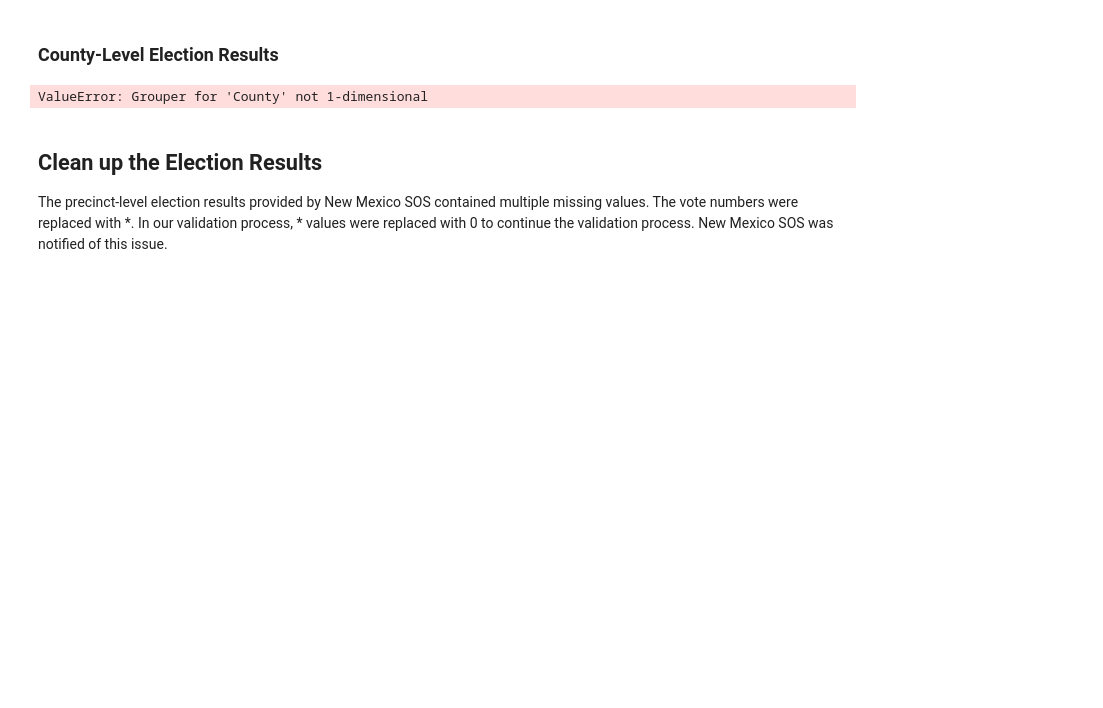
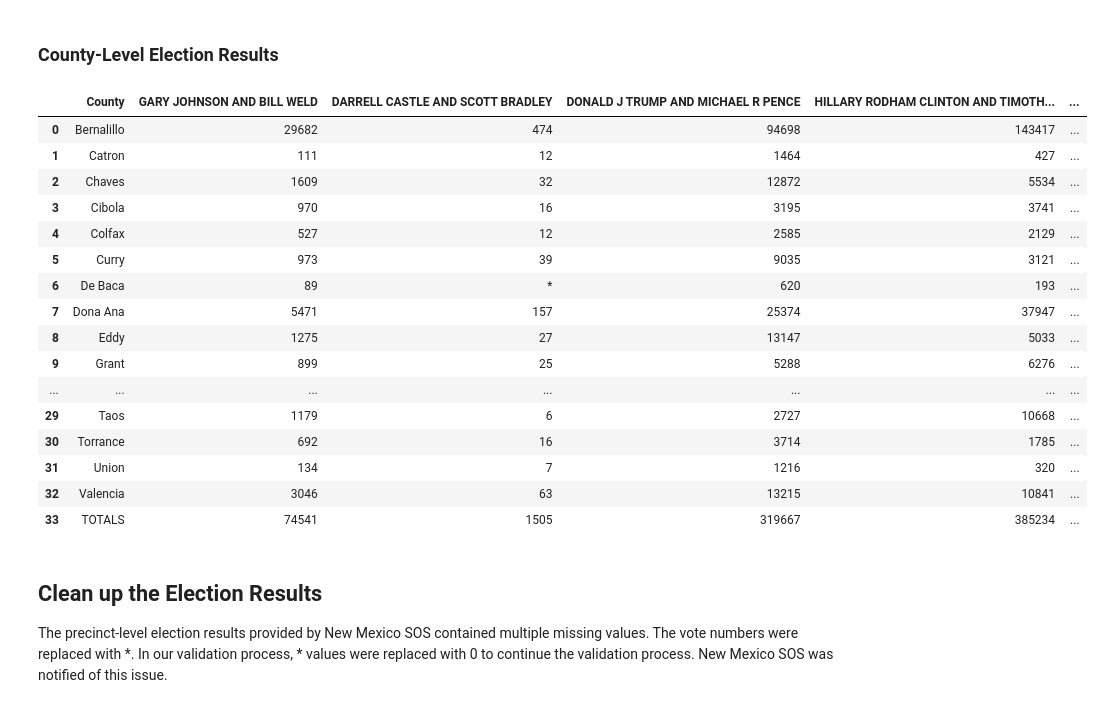
Before and after one commit to nonpartisan-redistricting-datahub/pdv-nm, a Jupyter notebook: vest-nm-2016/vest-nm-2016-validation.ipynb, the cells around one changed output. Saved outputs shown, nothing was run; the diff lists cells and outputs as text; code cells hidden in the pictures; blank space fills up the shorter version.

```diff
--- a/vest-nm-2016/vest-nm-2016-validation.ipynb
+++ b/vest-nm-2016/vest-nm-2016-validation.ipynb
@@ -128,41 +128,44 @@ nm_16
 # %%
 # Open folder
 folder = os.listdir("./raw-from-source/Election_Results/")
 
 # Create an empty list to add the overall data
 files = []
 
 # Iterate over files in the folder
 for file in folder:
     # Work on precinct-level data files only
     if "County" in file:
         # Create the file path
         election = pd.ExcelFile("./raw-from-source/Election_Results/" + file)
-        # Set sheet names as counties (each sheet was named after the county data it contains)
-        counties = election.sheet_names
-        # Create an empty list to add the county data
-        df_election = []
-        # Iterate over all the counties
-        for county in counties:
-            # Import the file
-            df = pd.read_excel(election, sheet_name = county, skiprows=[0,1,2,3,4,5])
-            # Omit the empty column
-            df = df.loc[:, df.columns != df.columns[0]]
-            # Add the data to the list
-            df_election.append(df)
-        # Create each election's final dataframe
-        combined_df_election = pd.concat(df_election)
-        # Reset index for each election
-        combined_df_election.reset_index(drop=True,inplace=True)
+        # Import the file
+        df = pd.read_excel(election, skiprows=[0,1,2,3,4,5])
+        # Omit the empty column
+        df = df.loc[:, df.columns != df.columns[0]]
         # Add the election results to the overall list
-        files.append(combined_df_election)
+        files.append(df)
 # Create the final dataframe with all election results
 nm_16_county = pd.concat(files, axis = 1)
 
-
-nm_16_county["County"].value_counts()
+nm_16_county
 # %% [output]
-ValueError: Grouper for 'County' not 1-dimensional
+|  | County | GARY JOHNSON AND BILL WELD | DARRELL CASTLE AND SCOTT BRADLEY | DONALD J TRUMP AND MICHAEL R PENCE | HILLARY RODHAM CLINTON AND TIMOTH... | ... |
+| 0 | Bernalillo | 29682 | 474 | 94698 | 143417 | ... |
+| 1 | Catron | 111 | 12 | 1464 | 427 | ... |
+| 2 | Chaves | 1609 | 32 | 12872 | 5534 | ... |
+| 3 | Cibola | 970 | 16 | 3195 | 3741 | ... |
+| 4 | Colfax | 527 | 12 | 2585 | 2129 | ... |
+| 5 | Curry | 973 | 39 | 9035 | 3121 | ... |
+| 6 | De Baca | 89 | * | 620 | 193 | ... |
+| 7 | Dona Ana | 5471 | 157 | 25374 | 37947 | ... |
+| 8 | Eddy | 1275 | 27 | 13147 | 5033 | ... |
+| 9 | Grant | 899 | 25 | 5288 | 6276 | ... |
+| ... | ... | ... | ... | ... | ... | ... |
+| 29 | Taos | 1179 | 6 | 2727 | 10668 | ... |
+| 30 | Torrance | 692 | 16 | 3714 | 1785 | ... |
+| 31 | Union | 134 | 7 | 1216 | 320 | ... |
+| 32 | Valencia | 3046 | 63 | 13215 | 10841 | ... |
+| 33 | TOTALS | 74541 | 1505 | 319667 | 385234 | ... |
 # %% [markdown]
 ## Clean up the Election Results
 The precinct-level election results provided by New Mexico SOS contained multiple missing values. The vote numbers were replaced with *. In our validation process, * values were replaced with 0 to continue the validation process. New Mexico SOS was notified of this issue.
```
Also changed, not shown: parts of 13 cells of this notebook, 1 other file.
